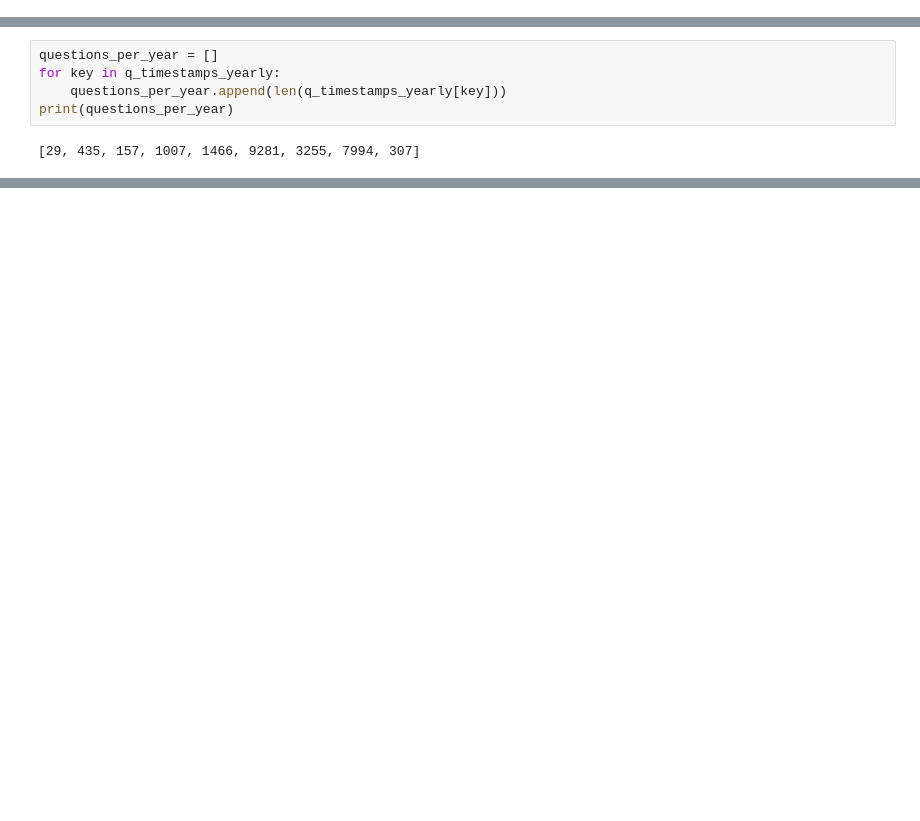
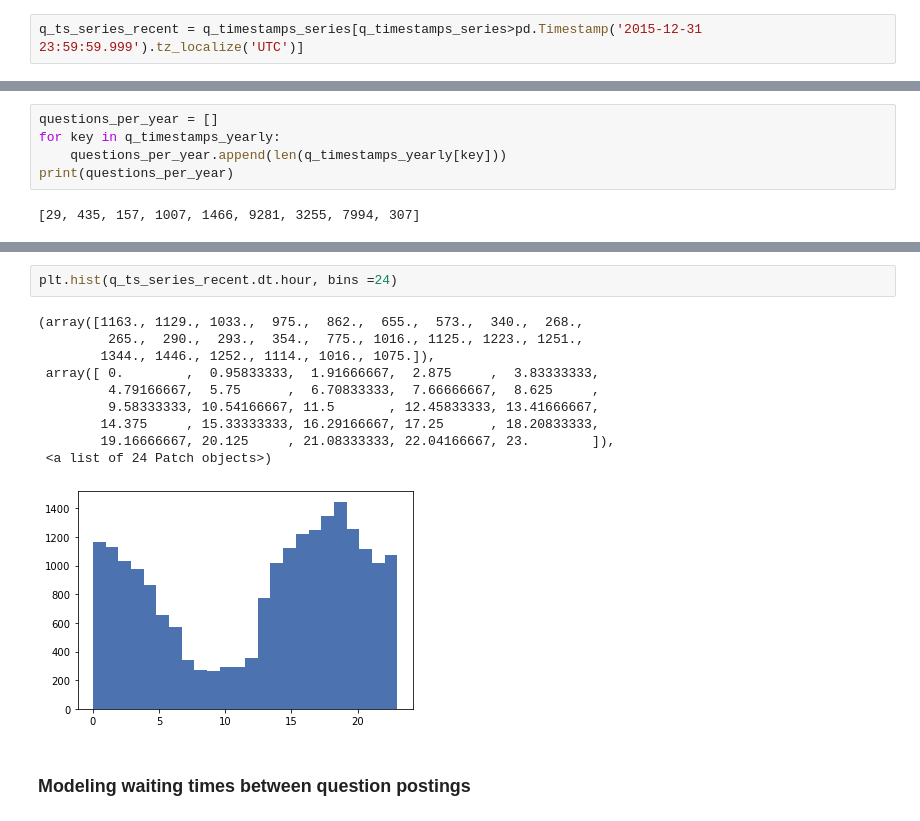
Before and after one commit to jccf12/career_village_challenge, a Jupyter notebook: Testing_Environment.ipynb, the cells around one changed output, grey strips where cells are left out. Saved outputs shown, nothing was run; the diff lists cells and outputs as text; blank space fills up the shorter version.

```diff
--- a/Testing_Environment.ipynb
+++ b/Testing_Environment.ipynb
@@ -79,6 +47,8 @@ q_timestamps_series
 8534    2019-01-31 21:05:44+00:00
 9858    2019-01-31 22:32:00+00:00
 Name: questions_date_added, Length: 23931, dtype: datetime64[ns, UTC]
+# %%
+q_ts_series_recent = q_timestamps_series[q_timestamps_series>pd.Timestamp('2015-12-31 23:59:59.999').tz_localize('UTC')]
 # %%
 month_day_pairs = {
     1:31,
@@ -140,0 +137,15 @@ plt.show()
+# %%
+plt.hist(q_ts_series_recent.dt.hour, bins =24)
+# %% [output]
+(array([1163., 1129., 1033.,  975.,  862.,  655.,  573.,  340.,  268.,
+         265.,  290.,  293.,  354.,  775., 1016., 1125., 1223., 1251.,
+        1344., 1446., 1252., 1114., 1016., 1075.]),
+ array([ 0.        ,  0.95833333,  1.91666667,  2.875     ,  3.83333333,
+         4.79166667,  5.75      ,  6.70833333,  7.66666667,  8.625     ,
+         9.58333333, 10.54166667, 11.5       , 12.45833333, 13.41666667,
+        14.375     , 15.33333333, 16.29166667, 17.25      , 18.20833333,
+        19.16666667, 20.125     , 21.08333333, 22.04166667, 23.        ]),
+ <a list of 24 Patch objects>)
+[figure, added]
+# %% [markdown]
+### Modeling waiting times between question postings
```
Also changed, not shown: parts of 26 cells of this notebook.
